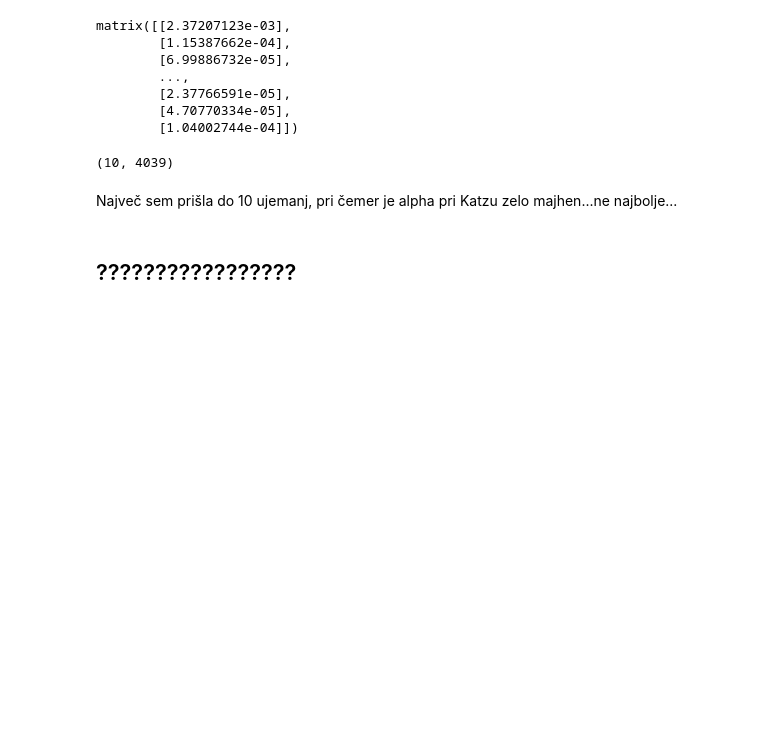
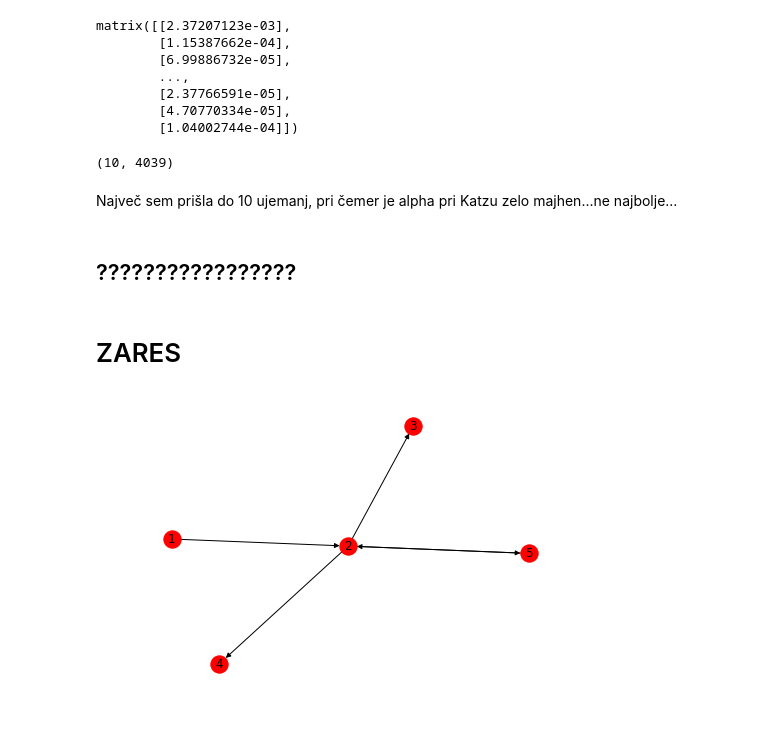
Before and after one commit to anamariostarijas/Katz-centrality-and-Google-s-PageRank, a Jupyter notebook: Primerjava algoritmov s Facebook grafom.ipynb, the cells around one changed output. Drawn from its saved outputs; the diff is of its cells as text; code cells hidden in the pictures; blank space fills up the shorter version.

```diff
--- a/Primerjava algoritmov s Facebook grafom.ipynb
+++ b/Primerjava algoritmov s Facebook grafom.ipynb
@@ -331,3 +344,13 @@ np.sum(rank(katz_test) == rank(pagerank_test)), 4039
 Največ sem prišla do 10 ujemanj, pri čemer je alpha pri Katzu zelo majhen...ne najbolje...
 # %% [markdown]
 ## ?????????????????
+# %% [markdown]
+# ZARES
+# %%
+T = nx.DiGraph()   # or DiGraph, etc
+T.add_edges_from( ((1,2), (2,3), (2,4), (2,5), (5,2)) )
+nx.draw(T, with_labels=True)
+plt.show()
+M = nx.adjacency_matrix(T)
+# %% [output]
+[figure, added]
```
Also changed, not shown: parts of 19 cells of this notebook, 7 other files.
